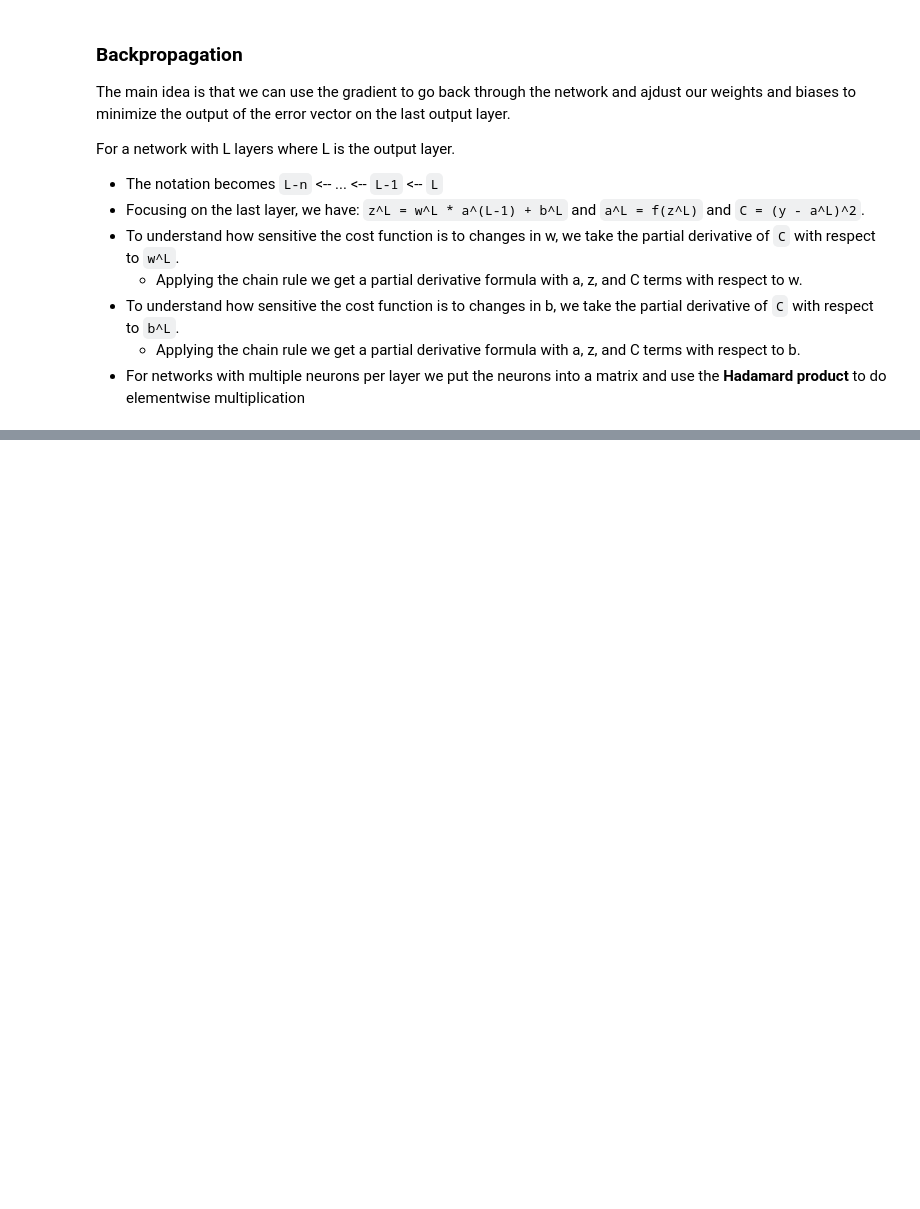
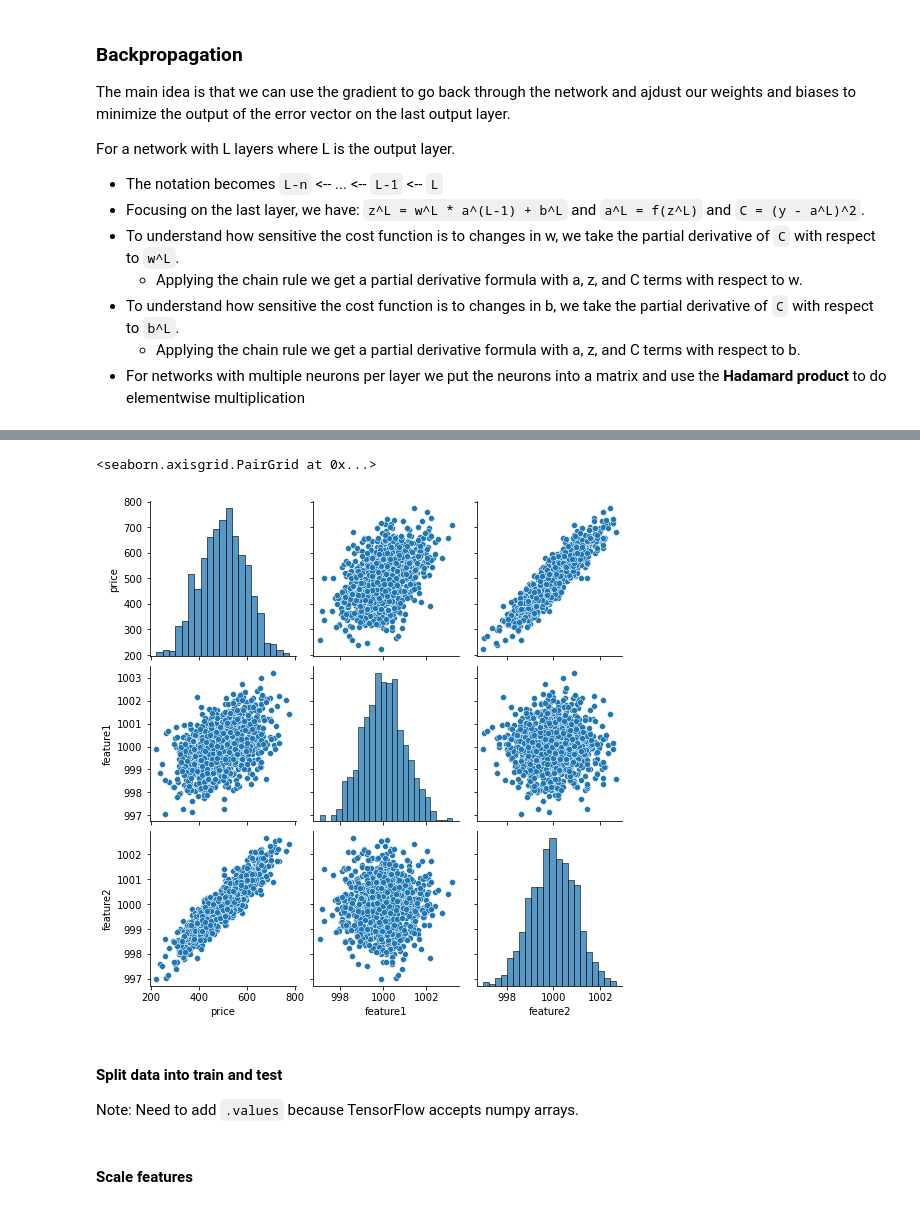
Before and after one commit to kamelCased/learningDataScience, a Jupyter notebook: Neural Networks.ipynb, the cells around one changed output, grey strips where cells are left out. Saved outputs shown, nothing was run; the diff lists cells and outputs as text; code cells hidden in the pictures; blank space fills up the shorter version.

```diff
--- a/Neural Networks.ipynb
+++ b/Neural Networks.ipynb
@@ -202,0 +213,3 @@ For a network with L layers where L is the output layer.
+# %%
+df = pd.read_csv('files/fake_reg.csv')
+df.info() # 1000 entries with 2 features and a regression target
@@ -202,0 +248,10 @@ For a network with L layers where L is the output layer.
+# %%
+# feature 2 very correlated with price, feature 1 also correlated
+sns.pairplot(df)
+# %% [output]
+<seaborn.axisgrid.PairGrid at 0x...>
+[figure, added]
+# %% [markdown]
+#### Split data into train and test
+
+Note: Need to add `.values` because TensorFlow accepts numpy arrays.
@@ -202,0 +265,2 @@ For a network with L layers where L is the output layer.
+# %% [markdown]
+#### Scale features
```
Also changed, not shown: parts of 43 cells of this notebook, 2 other files.
